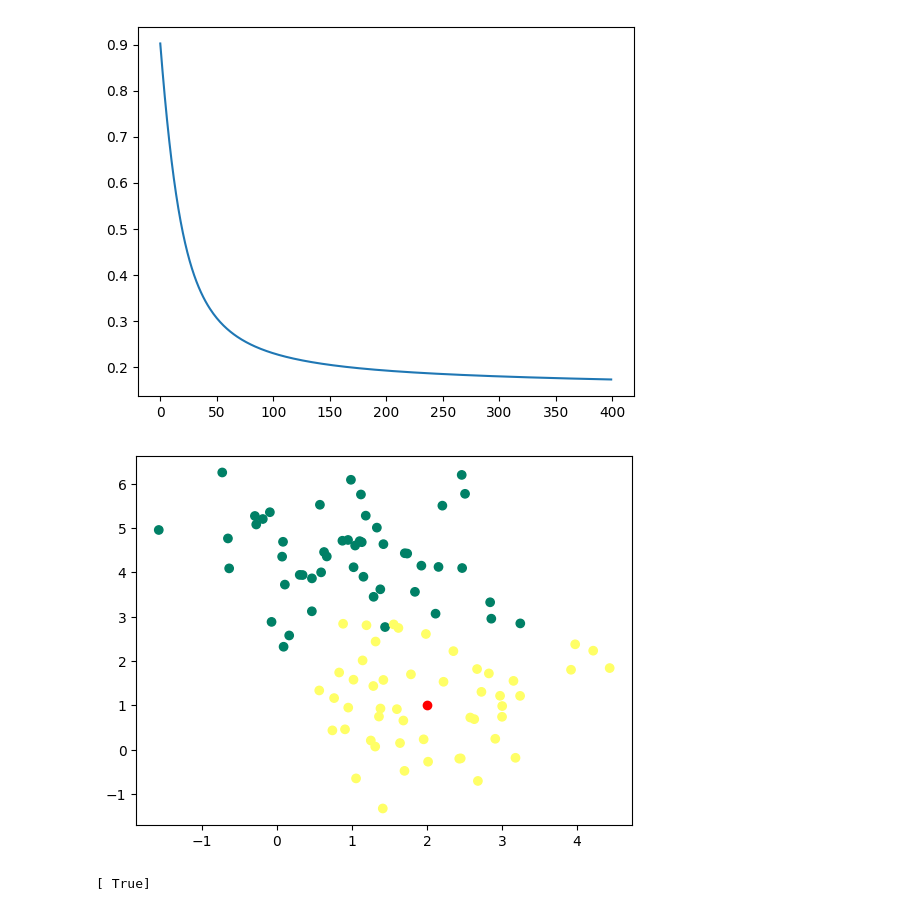
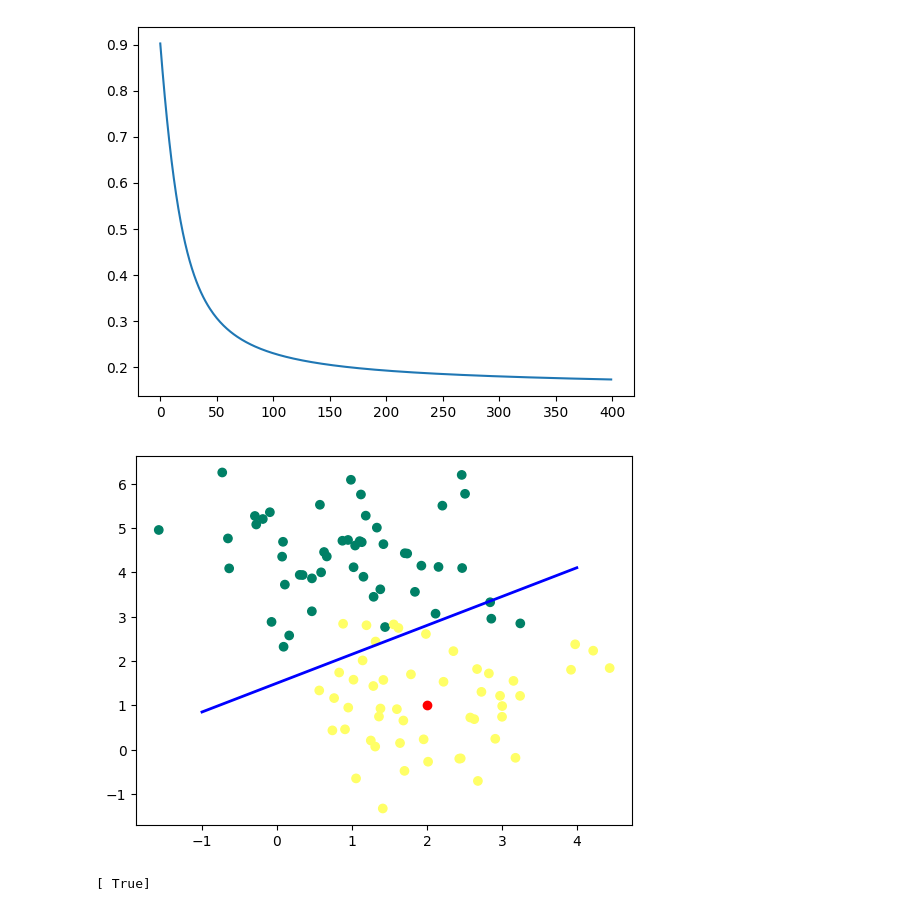
Before and after one commit to AntoinePlanche/Perceptron, a Jupyter notebook: perceptron.ipynb, the cells around one changed output. Cells and saved outputs as stored; diff of their text form; code cells hidden in the pictures.

```diff
--- a/perceptron.ipynb
+++ b/perceptron.ipynb
@@ -93,13 +93,17 @@ print(' ')
 [figure]
 # %%
 plant = np.array([2, 1])
+
+x0 = np.linspace(-1, 4, 100)
+x1 = (-W[0]*x0-b)/W[1]
 
 plt.figure()
 plt.scatter(X[:,0],X[:,1], c = y, cmap='summer')
 plt.scatter(plant[0],plant[1], c = 'r')
+plt.plot(x0, x1, c='blue', lw=2)
 plt.show()
 
 print(predict(plant, W, b))
 # %% [output]
-[figure, old version]
+[figure, new version]
 [ True]
```
